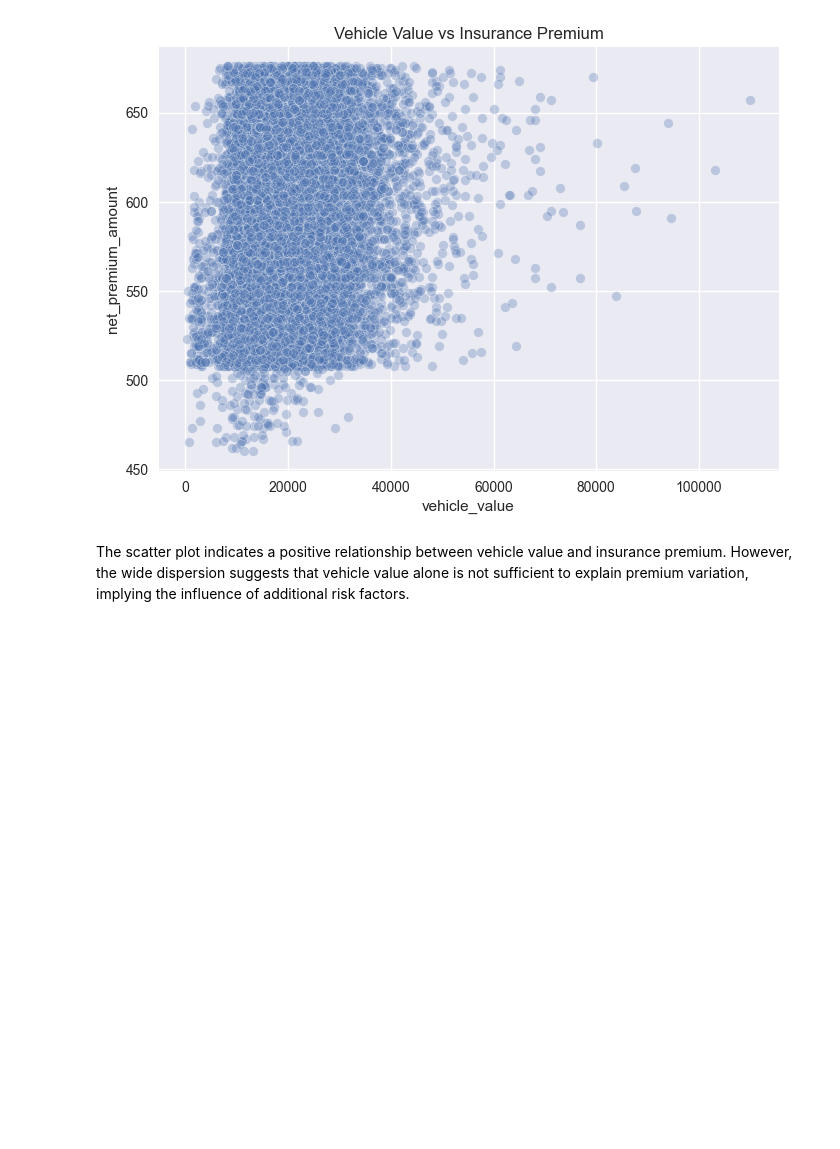
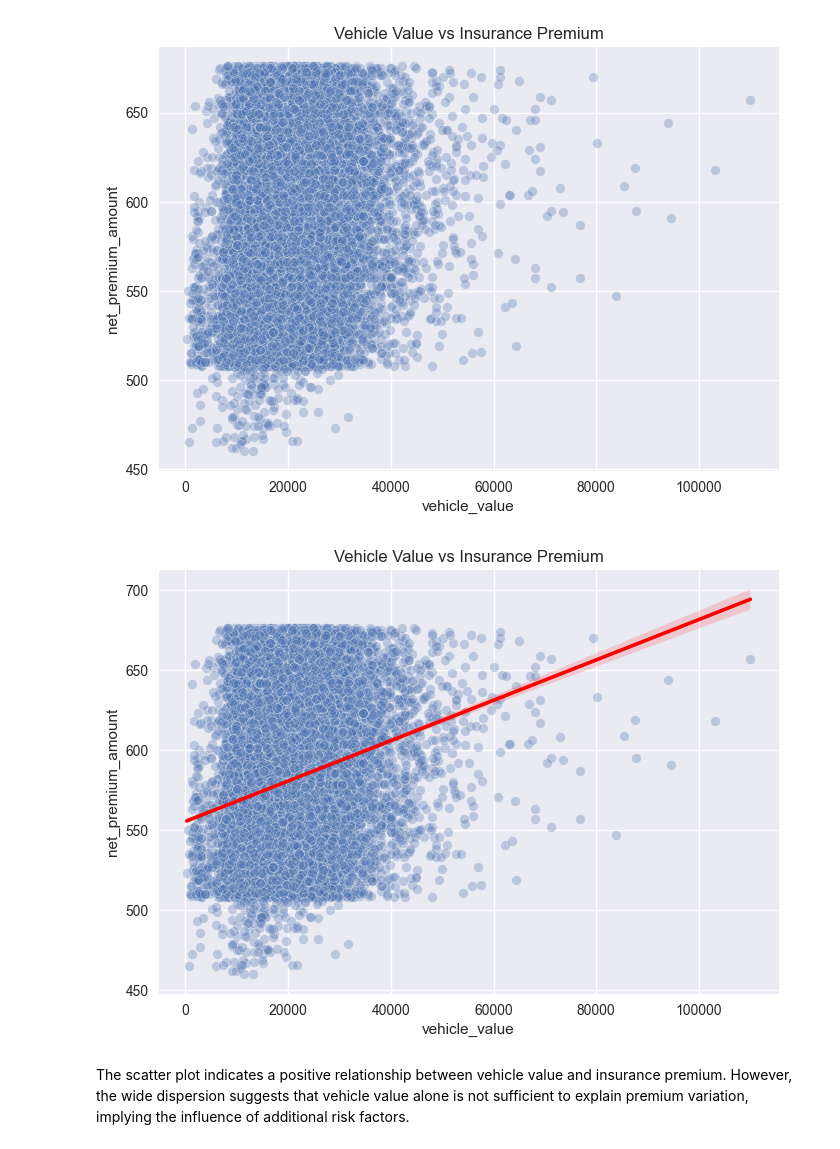
Before and after one commit to TT-Taiki/motor-insurance-premium-prediction, a Jupyter notebook: notebooks/eda.ipynb, the cells around one changed output. Saved outputs shown, nothing was run; the diff lists cells and outputs as text; code cells hidden in the pictures; blank space fills up the shorter version.

```diff
--- a/notebooks/eda.ipynb
+++ b/notebooks/eda.ipynb
@@ -297,6 +290,31 @@ plt.title("Vehicle Value vs Insurance Premium")
 plt.show()
 # %% [output]
 [figure]
+# %%
+import seaborn as sns
+import matplotlib.pyplot as plt
+
+# Create your scatter plot as usual
+sns.scatterplot(
+    data=df_eda,
+    x="vehicle_value",
+    y="net_premium_amount",
+    alpha=0.3
+)
+
+# Overlay the regression line ONLY
+sns.regplot(
+    data=df_eda,
+    x="vehicle_value",
+    y="net_premium_amount",
+    scatter=False,
+    color="red"
+)
+
+plt.title("Vehicle Value vs Insurance Premium")
+plt.show()
+# %% [output]
+[figure, added]
 # %% [markdown]
 The scatter plot indicates a positive relationship between vehicle value and
 insurance premium. However, the wide dispersion suggests that vehicle value
```
Also changed, not shown: parts of 1 cell of this notebook.
